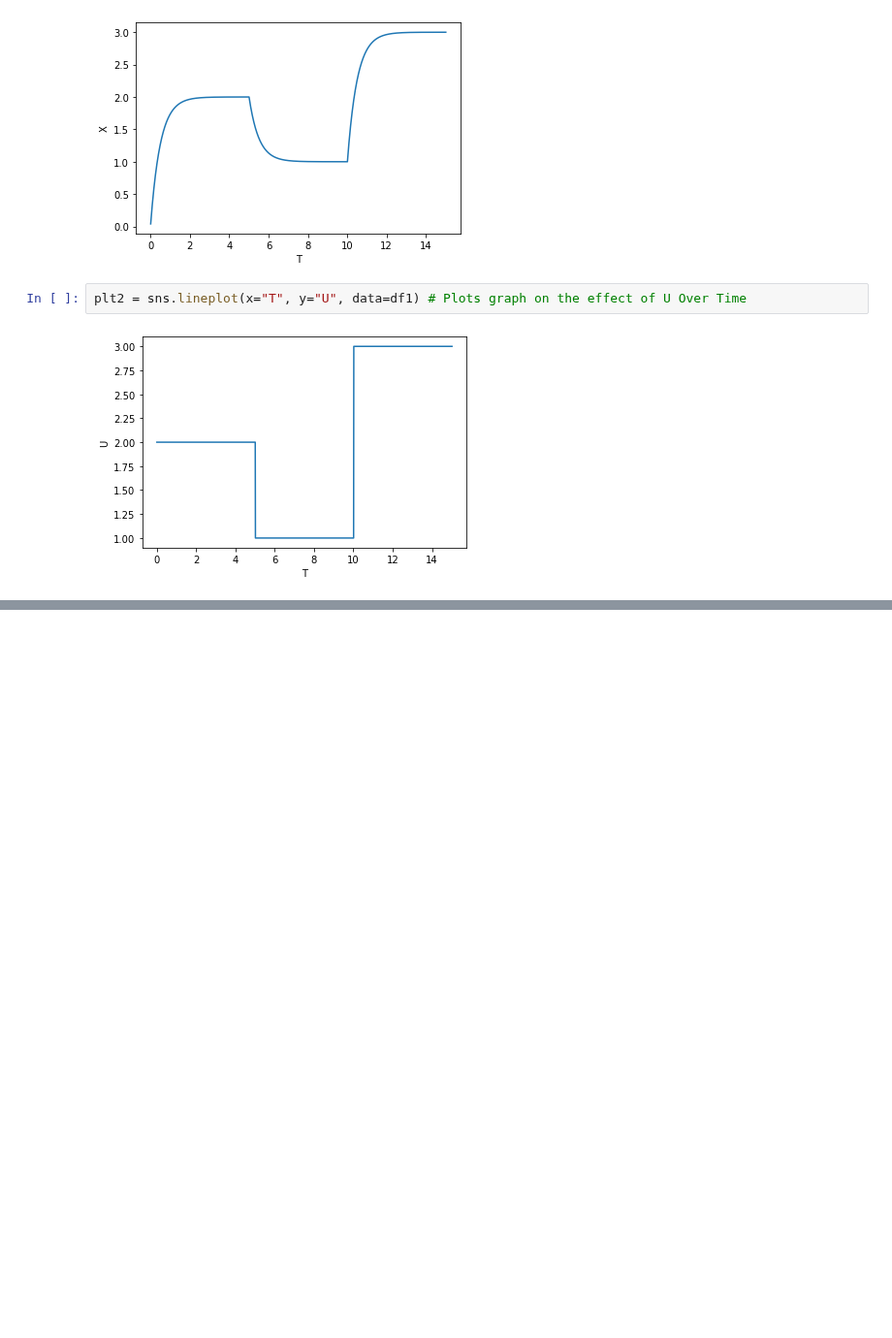
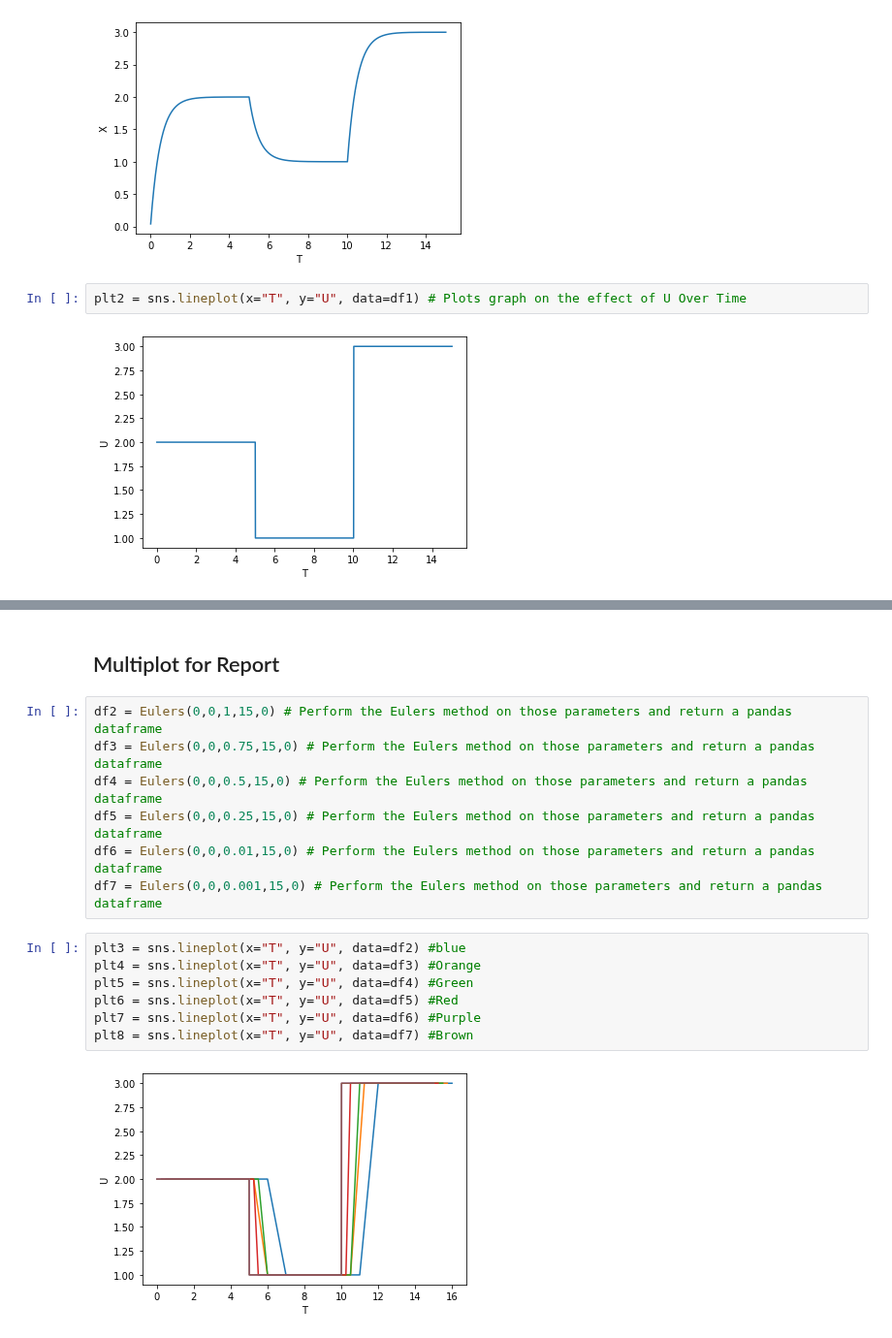
Before and after one commit to JamesDun2866/Computational-Science, a Jupyter notebook: Computational Science.ipynb, the cells around one changed output, grey strips where cells are left out. Shown at 97% size. Cells and saved outputs as stored; diff of their text form; blank space fills up the shorter version.

Commit message:
Multiplots

```diff
--- a/Computational Science.ipynb
+++ b/Computational Science.ipynb
@@ -130,0 +133,18 @@ plt2
+# %% [markdown]
+## Multiplot for Report
+# %%
+df2 = Eulers(0,0,1,15,0) # Perform the Eulers method on those parameters and return a pandas dataframe
+df3 = Eulers(0,0,0.75,15,0) # Perform the Eulers method on those parameters and return a pandas dataframe
+df4 = Eulers(0,0,0.5,15,0) # Perform the Eulers method on those parameters and return a pandas dataframe
+df5 = Eulers(0,0,0.25,15,0) # Perform the Eulers method on those parameters and return a pandas dataframe
+df6 = Eulers(0,0,0.01,15,0) # Perform the Eulers method on those parameters and return a pandas dataframe
+df7 = Eulers(0,0,0.001,15,0) # Perform the Eulers method on those parameters and return a pandas dataframe
+# %%
+plt3 = sns.lineplot(x="T", y="U", data=df2) #blue
+plt4 = sns.lineplot(x="T", y="U", data=df3) #Orange
+plt5 = sns.lineplot(x="T", y="U", data=df4) #Green
+plt6 = sns.lineplot(x="T", y="U", data=df5) #Red
+plt7 = sns.lineplot(x="T", y="U", data=df6) #Purple
+plt8 = sns.lineplot(x="T", y="U", data=df7) #Brown
+# %% [output]
+[figure, added]
```
Also changed, not shown: parts of 3 cells of this notebook.
